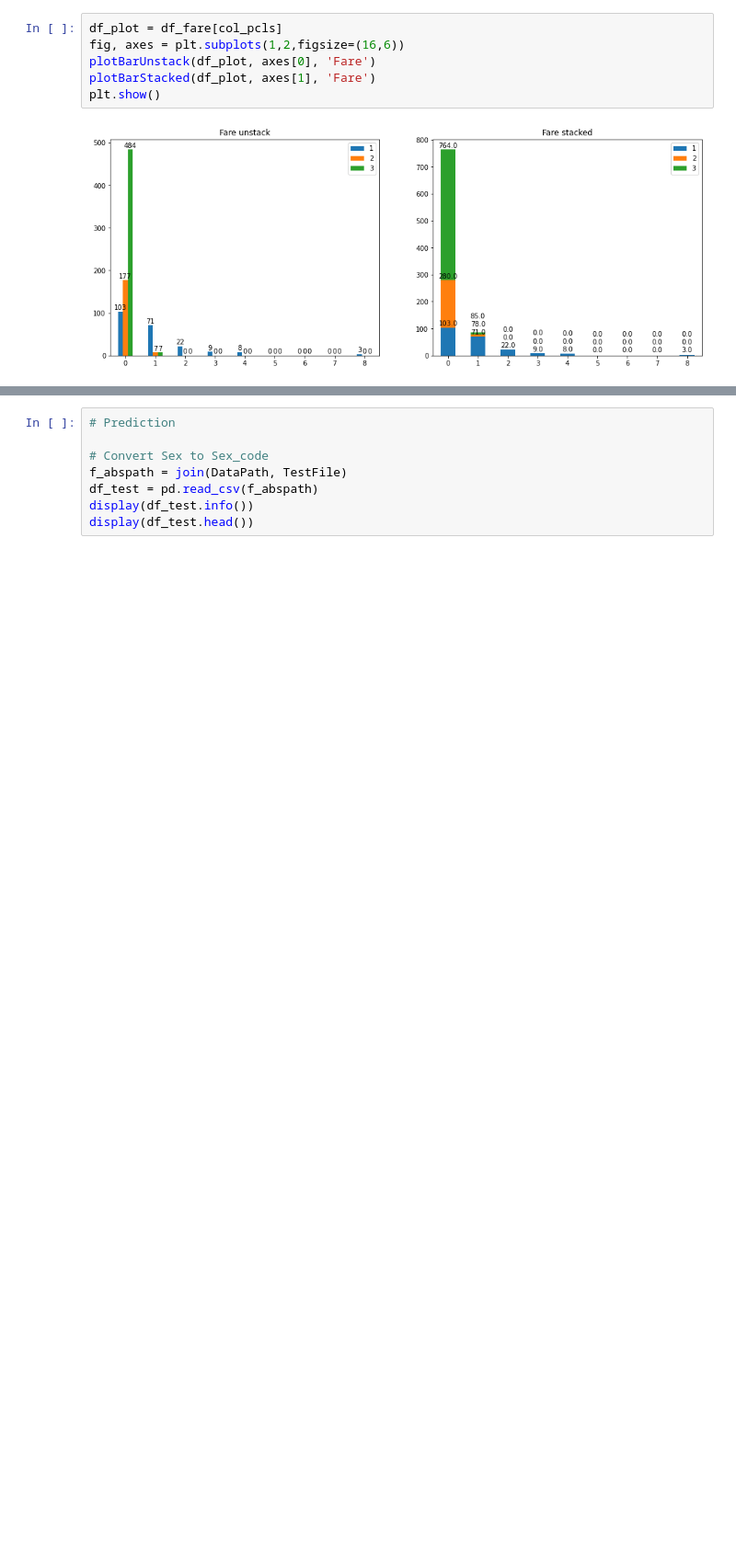
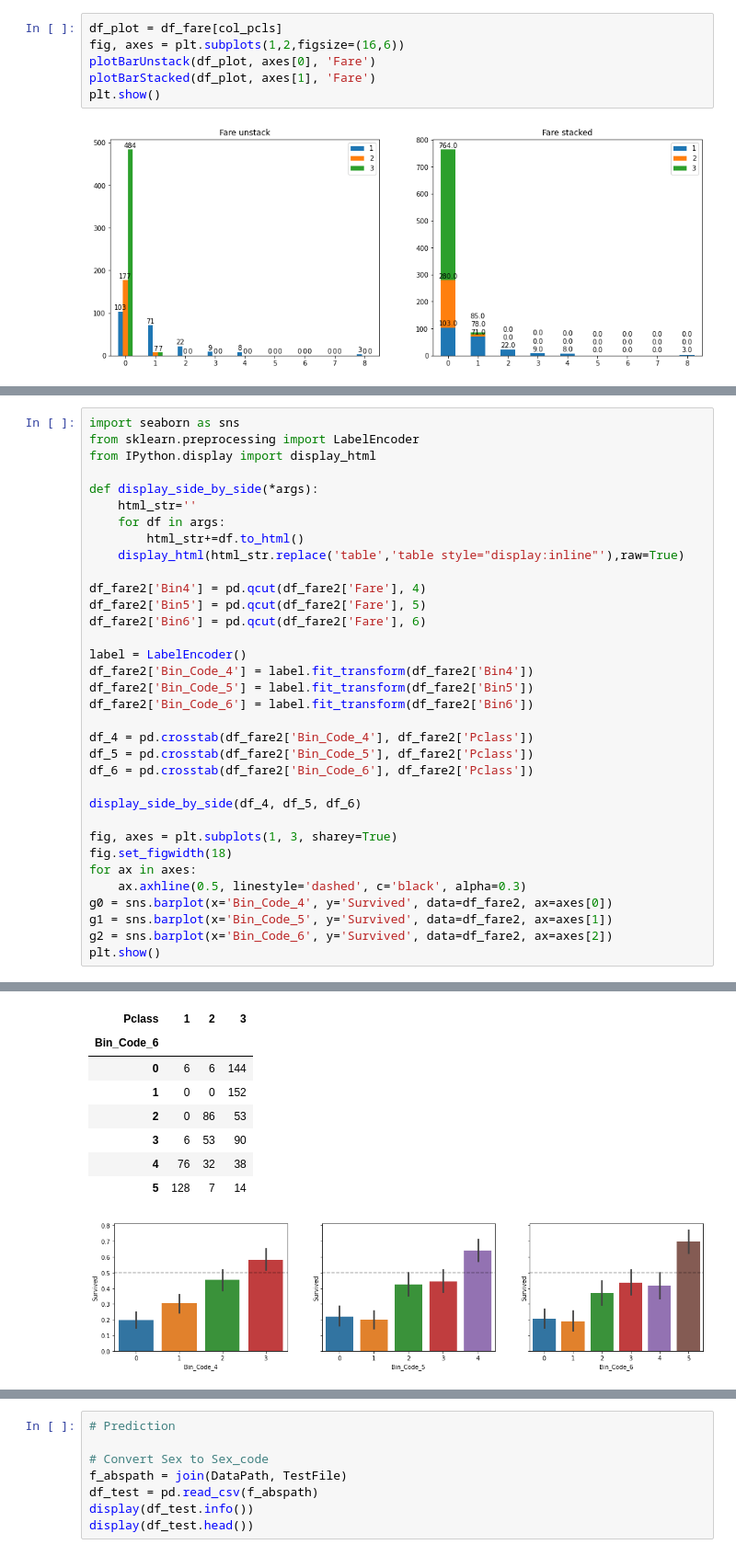
Before and after one commit to morpheus9631/titanic, a Jupyter notebook: ipynb/train_v2.ipynb, the cells around one changed output, grey strips where cells are left out. Shown: that part at 92% size. Drawn from its saved outputs; the diff is of its cells as text; blank space fills up the shorter version.

```diff
--- a/ipynb/train_v2.ipynb
+++ b/ipynb/train_v2.ipynb
@@ -238,0 +258,35 @@ display(ptable)
+# %%
+import seaborn as sns
+from sklearn.preprocessing import LabelEncoder
+from IPython.display import display_html
+
+def display_side_by_side(*args):
+    html_str=''
+    for df in args:
+        html_str+=df.to_html()
+    display_html(html_str.replace('table','table style="display:inline"'),raw=True)
+
+df_fare2['Bin4'] = pd.qcut(df_fare2['Fare'], 4)
+df_fare2['Bin5'] = pd.qcut(df_fare2['Fare'], 5)
+df_fare2['Bin6'] = pd.qcut(df_fare2['Fare'], 6)
+
+label = LabelEncoder()
+df_fare2['Bin_Code_4'] = label.fit_transform(df_fare2['Bin4'])
+df_fare2['Bin_Code_5'] = label.fit_transform(df_fare2['Bin5'])
+df_fare2['Bin_Code_6'] = label.fit_transform(df_fare2['Bin6'])
+
+df_4 = pd.crosstab(df_fare2['Bin_Code_4'], df_fare2['Pclass'])
+df_5 = pd.crosstab(df_fare2['Bin_Code_5'], df_fare2['Pclass'])
+df_6 = pd.crosstab(df_fare2['Bin_Code_6'], df_fare2['Pclass'])
+
+display_side_by_side(df_4, df_5, df_6)
+
+fig, axes = plt.subplots(1, 3, sharey=True)
+fig.set_figwidth(18)
+for ax in axes:
+    ax.axhline(0.5, linestyle='dashed', c='black', alpha=0.3)
+g0 = sns.barplot(x='Bin_Code_4', y='Survived', data=df_fare2, ax=axes[0])
+g1 = sns.barplot(x='Bin_Code_5', y='Survived', data=df_fare2, ax=axes[1])
+g2 = sns.barplot(x='Bin_Code_6', y='Survived', data=df_fare2, ax=axes[2])
+plt.show()
+# %% [output]
@@ -239,3 +306,12 @@ display(ptable)
+| Pclass | 1 | 2 | 3 |
+| Bin_Code_6 |  |  |  |
+| 0 | 6 | 6 | 144 |
+| 1 | 0 | 0 | 152 |
+| 2 | 0 | 86 | 53 |
+| 3 | 6 | 53 | 90 |
+| 4 | 76 | 32 | 38 |
+| 5 | 128 | 7 | 14 |
+[figure, added]
 # %%
 # Training 1
 features = ['Survived', 'Sex','Pclass', 'Fare']
```
Also changed, not shown: parts of 3 cells of this notebook.
